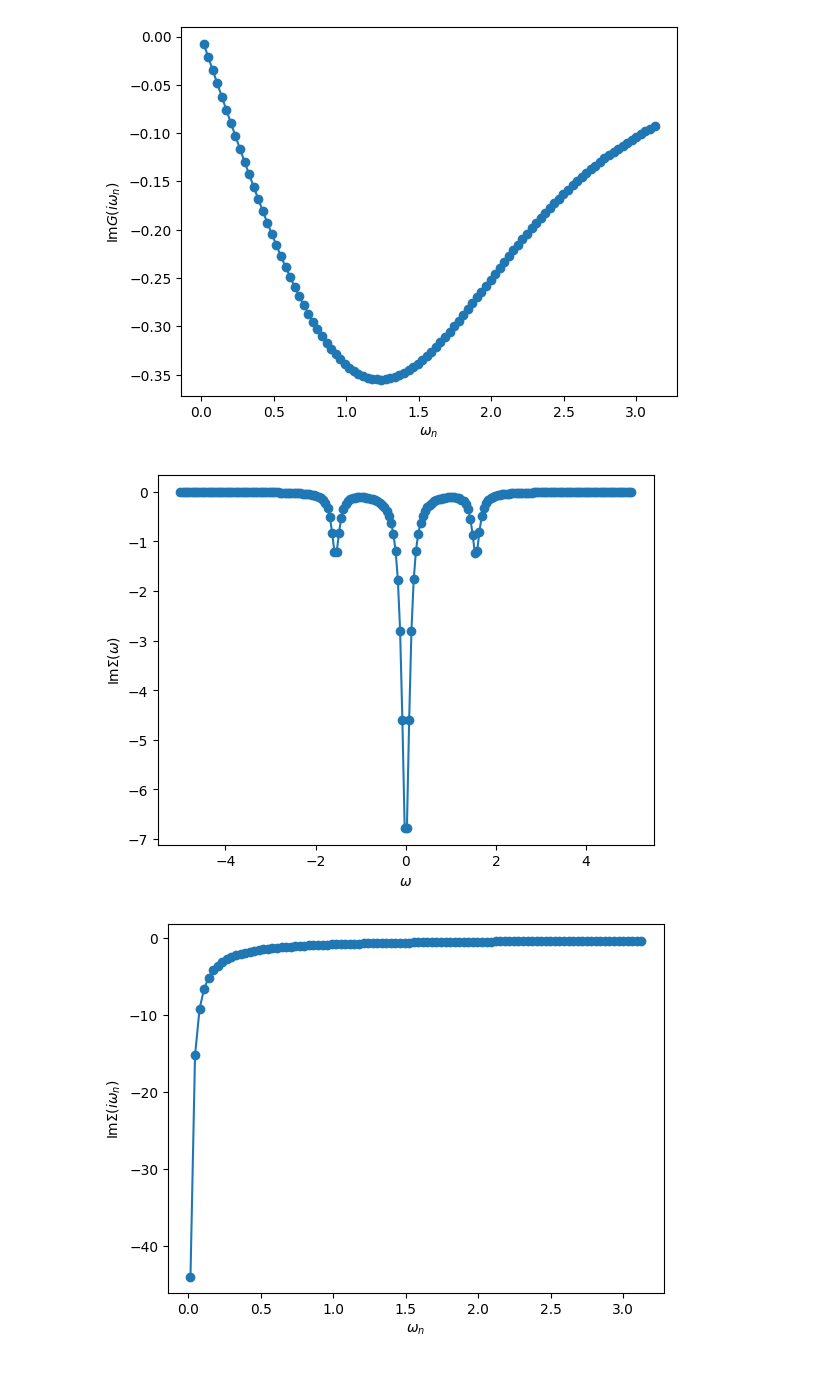
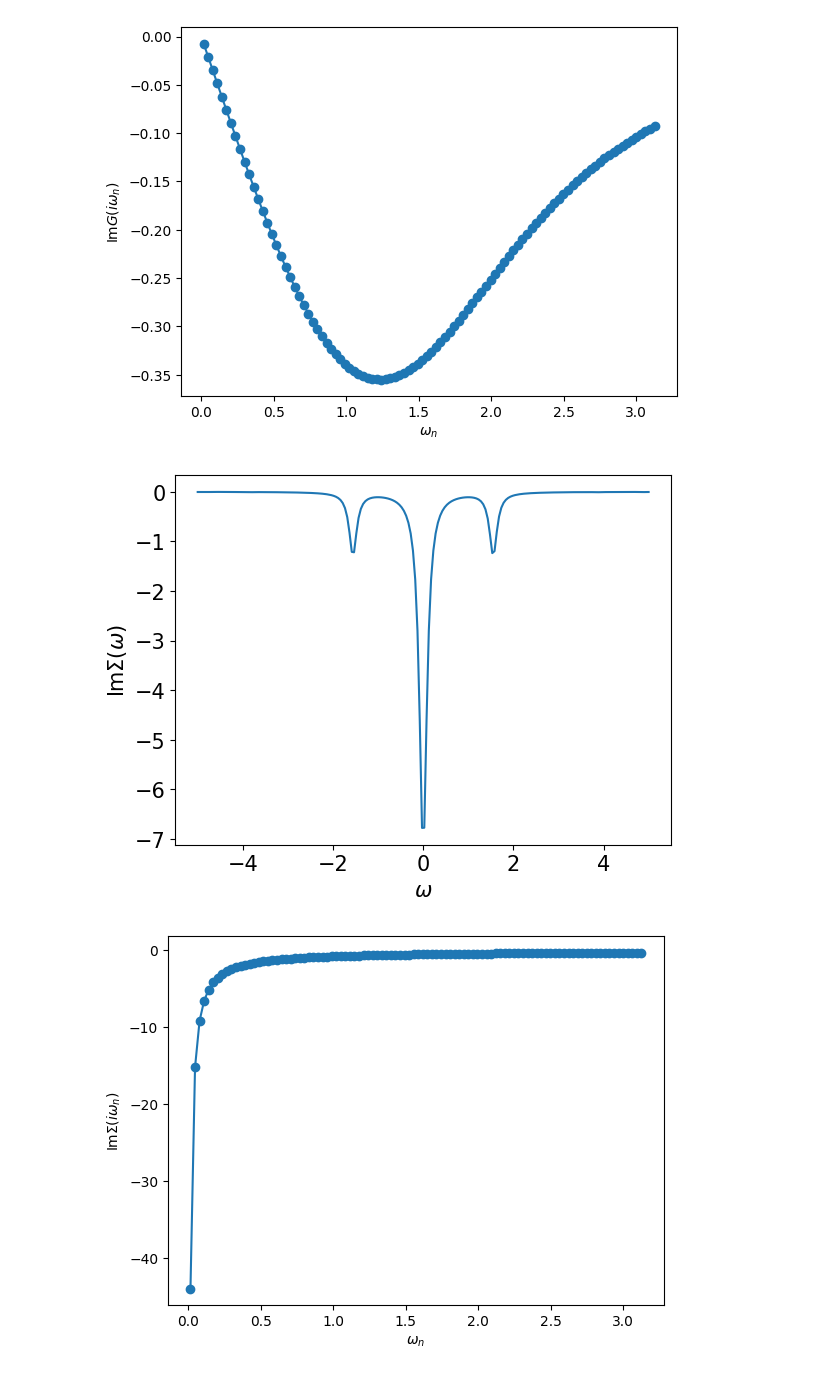
Before and after one commit to henhans/dmft_tutorial, a Jupyter notebook: mott/dmft-ed-mott.ipynb, the cells around one changed output. Saved outputs shown, nothing was run; the diff lists cells and outputs as text; code cells hidden in the pictures.

```diff
--- a/mott/dmft-ed-mott.ipynb
+++ b/mott/dmft-ed-mott.ipynb
@@ -169,12 +171,14 @@ plt.show()
 # %%
 data = np.loadtxt('Sigw_U3.50.dat').T
 
-plt.plot(data[0],data[2]/np.pi,'-o')
-plt.xlabel('$\omega$')
-plt.ylabel('Im$\Sigma(\omega)$')
+plt.plot(data[0],data[2]/np.pi,'-')
+plt.xlabel('$\omega$',size=15)
+plt.ylabel('Im$\Sigma(\omega)$',size=15)
+plt.xticks(size=15)
+plt.yticks(size=15)
 plt.show()
 # %% [output]
-[figure, old version]
+[figure, new version]
 # %%
 data = np.loadtxt('Sig_U3.50.dat').T
 
```
Also changed, not shown: parts of 3 cells of this notebook, 3 other files.
